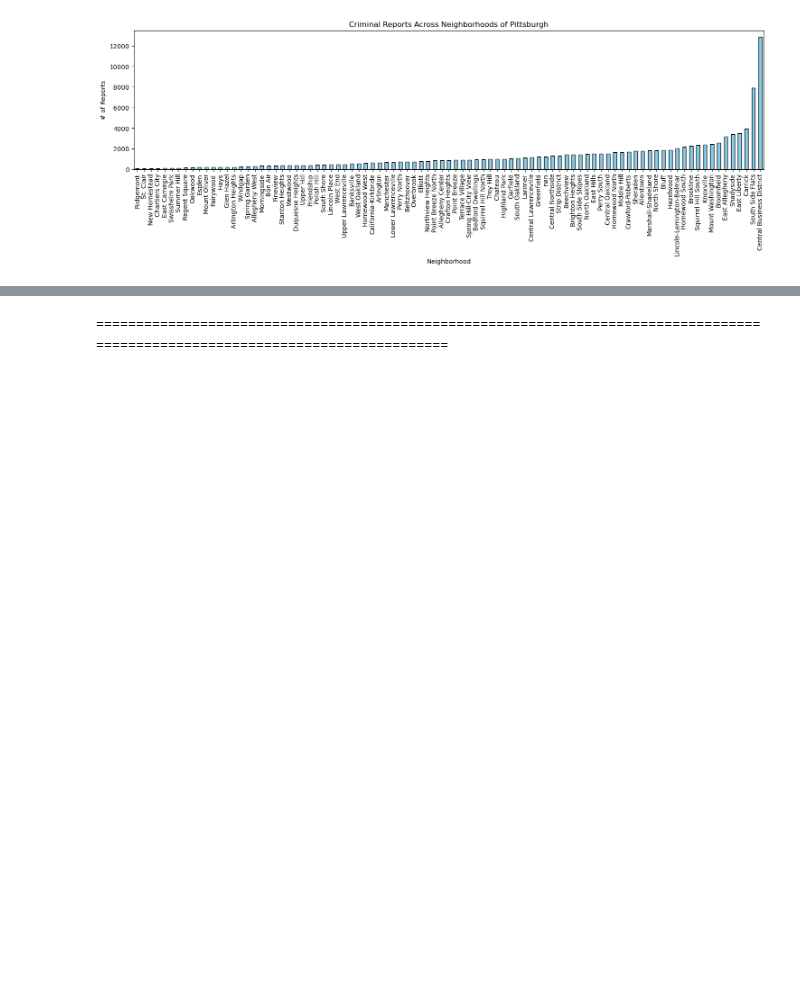
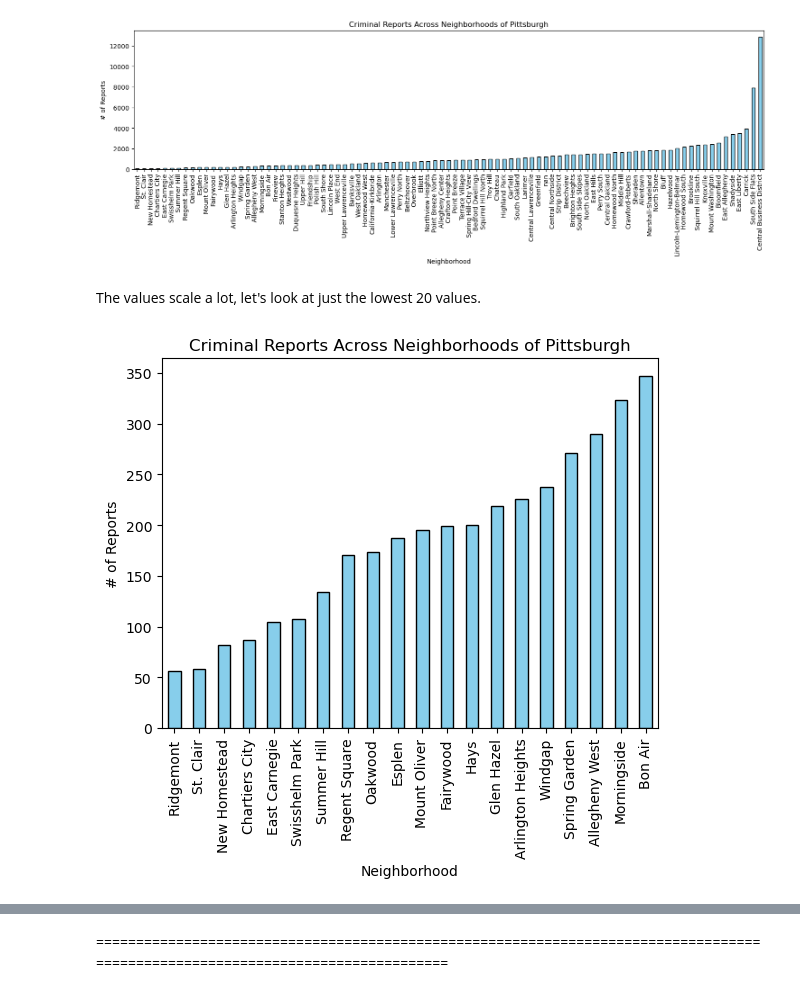
Before and after one commit to Sleepblox/CMPINF-0010-Final-Project, a Jupyter notebook: ivory/criminalActivity.ipynb, the cells around one changed output, grey strips where cells are left out. Cells and saved outputs as stored; diff of their text form; code cells hidden in the pictures; blank space fills up the shorter version.

Commit message:
added final rank for criminal activity

```diff
--- a/ivory/criminalActivity.ipynb
+++ b/ivory/criminalActivity.ipynb
@@ -92,2 +92,13 @@ plt.show()
 # %% [output]
 [figure]
+# %% [markdown]
+The values scale a lot, let's look at just the lowest 20 values.
+# %%
+small_sorted_series = sorted_series.head(20)
+small_sorted_series.plot(kind='bar', color='skyblue', edgecolor='black')
+plt.title("Criminal Reports Across Neighborhoods of Pittsburgh")
+plt.xlabel('Neighborhood')
+plt.ylabel("# of Reports")
+plt.show()                                                                       ### Lowest 20 graph
+# %% [output]
+[figure, added]
```
Also changed, not shown: parts of 11 cells of this notebook, 2 other files.
